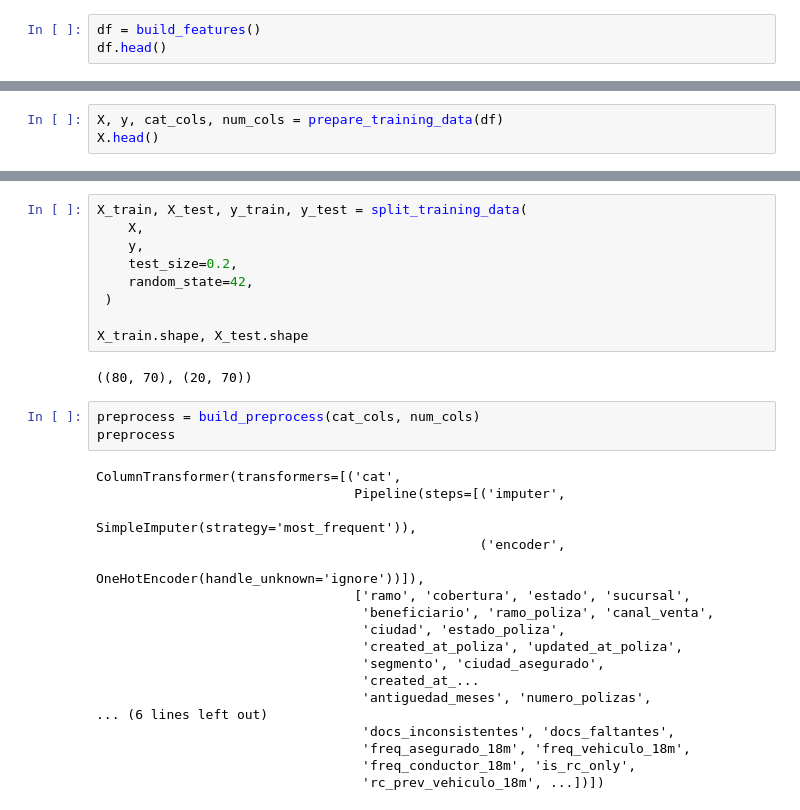
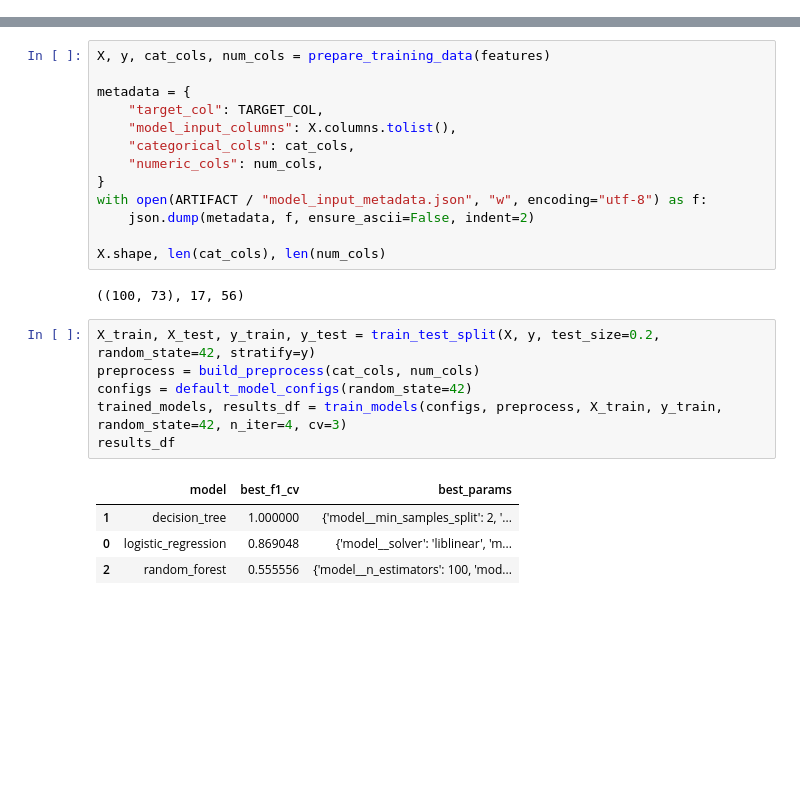
Before and after one commit to Dass-19/fraudIA-Novo-2S1R, a Jupyter notebook: notebooks/02_modelo_fraude.ipynb, the cells around one changed output, grey strips where cells are left out. Saved outputs shown, nothing was run; the diff lists cells and outputs as text; blank space fills up the shorter version.

```diff
--- a/notebooks/02_modelo_fraude.ipynb
+++ b/notebooks/02_modelo_fraude.ipynb
@@ -43,3 +41,0 @@ from scripts.models.fraud_model import (
-# %%
-df = build_features()
-df.head()
@@ -54,3 +41,0 @@ df.head()
-# %%
-X, y, cat_cols, num_cols = prepare_training_data(df)
-X.head()
@@ -65,32 +200,26 @@ X.head()
+# %%
+X, y, cat_cols, num_cols = prepare_training_data(features)
+
+metadata = {
+    "target_col": TARGET_COL,
+    "model_input_columns": X.columns.tolist(),
+    "categorical_cols": cat_cols,
+    "numeric_cols": num_cols,
+}
+with open(ARTIFACT / "model_input_metadata.json", "w", encoding="utf-8") as f:
+    json.dump(metadata, f, ensure_ascii=False, indent=2)
+
+X.shape, len(cat_cols), len(num_cols)
+# %% [output]
+((100, 73), 17, 56)
 # %%
-X_train, X_test, y_train, y_test = split_training_data(
-    X,
-    y,
-    test_size=0.2,
-    random_state=42,
- )
-
-X_train.shape, X_test.shape
+X_train, X_test, y_train, y_test = train_test_split(X, y, test_size=0.2, random_state=42, stratify=y)
+preprocess = build_preprocess(cat_cols, num_cols)
+configs = default_model_configs(random_state=42)
+trained_models, results_df = train_models(configs, preprocess, X_train, y_train, random_state=42, n_iter=4, cv=3)
+results_df
 # %% [output]
-((80, 70), (20, 70))
+|  | model | best_f1_cv | best_params |
+| 1 | decision_tree | 1.000000 | {'model__min_samples_split': 2, '... |
+| 0 | logistic_regression | 0.869048 | {'model__solver': 'liblinear', 'm... |
+| 2 | random_forest | 0.555556 | {'model__n_estimators': 100, 'mod... |
-# %%
-preprocess = build_preprocess(cat_cols, num_cols)
-preprocess
-# %% [output]
-ColumnTransformer(transformers=[('cat',
-                                 Pipeline(steps=[('imputer',
-                                                  SimpleImputer(strategy='most_frequent')),
-                                                 ('encoder',
-                                                  OneHotEncoder(handle_unknown='ignore'))]),
-                                 ['ramo', 'cobertura', 'estado', 'sucursal',
-                                  'beneficiario', 'ramo_poliza', 'canal_venta',
-                                  'ciudad', 'estado_poliza',
-                                  'created_at_poliza', 'updated_at_poliza',
-                                  'segmento', 'ciudad_asegurado',
-                                  'created_at_...
-                                  'antiguedad_meses', 'numero_polizas',
-... (6 lines left out)
-                                  'docs_inconsistentes', 'docs_faltantes',
-                                  'freq_asegurado_18m', 'freq_vehiculo_18m',
-                                  'freq_conductor_18m', 'is_rc_only',
-                                  'rc_prev_vehiculo_18m', ...])])
```
Also changed, not shown: parts of 15 cells of this notebook, 16 other files.
